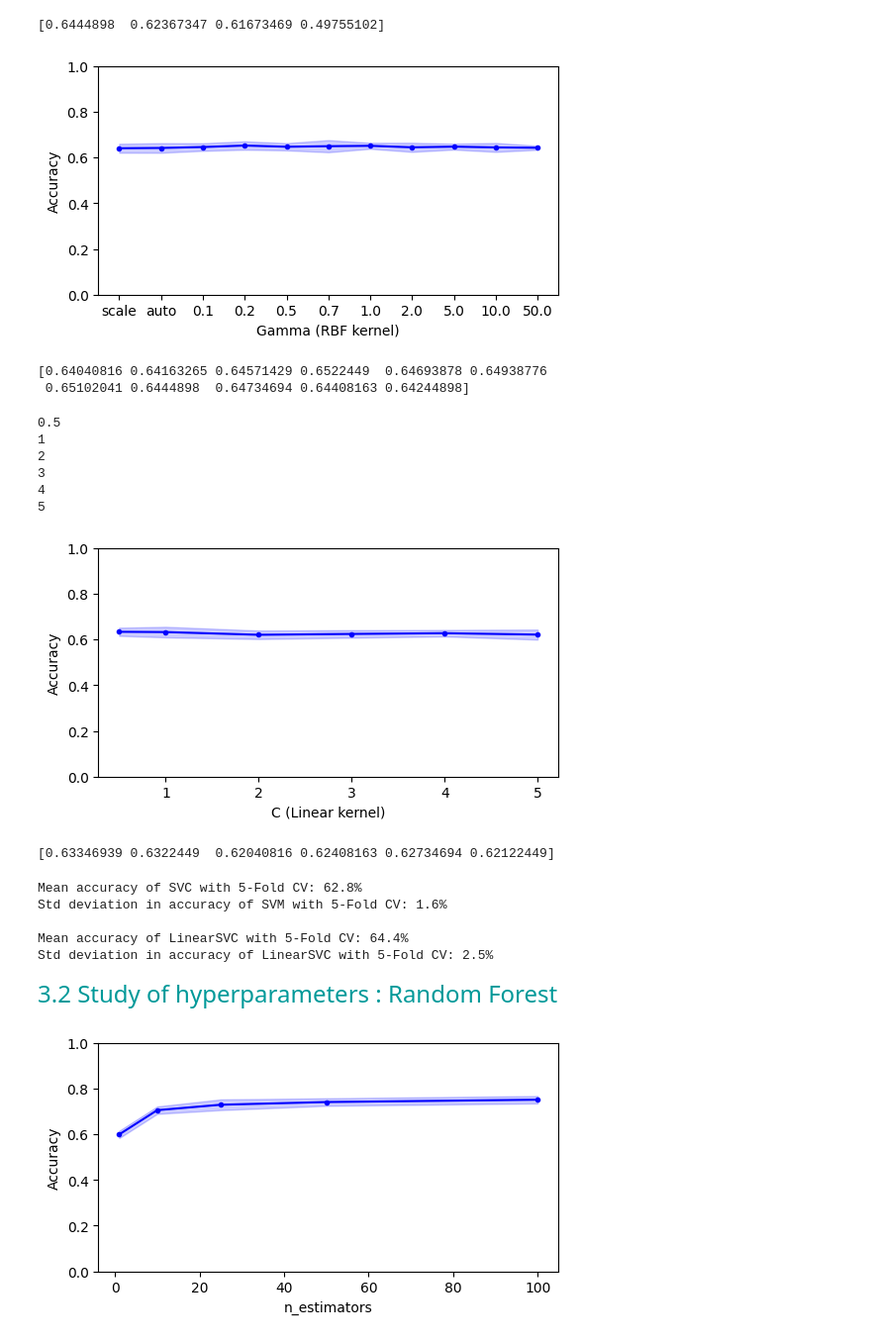
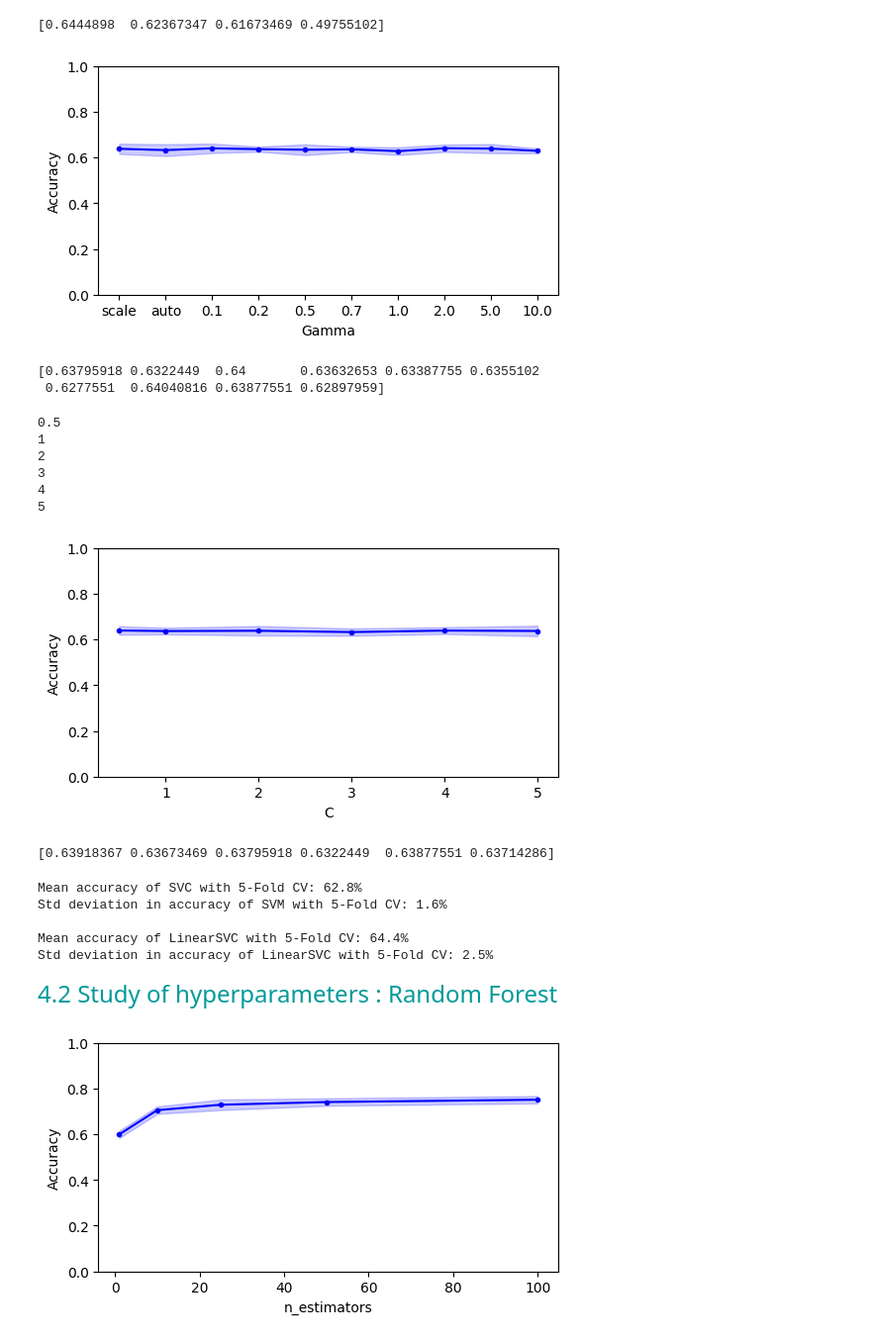
Before and after one commit to sarajavadian/LELEC210X_groupeC, a Jupyter notebook: classification/Our_Classif.ipynb, the cells around one changed output. Shown: that part at 99% size. Drawn from its saved outputs; the diff is of its cells as text; code cells hidden in the pictures.

```diff
--- a/classification/Our_Classif.ipynb
+++ b/classification/Our_Classif.ipynb
@@ -103,9 +103,9 @@ Training with K-fold cross validation (to avoid overfitting) and normalisation
 - Impact on the accuracy of number of folds chosen
 - What happens with this normalisation countermeasure when there is no sound around the microphone? Is this desirable? How could we deal with it?
 # %%
-model_svm = svm.SVC(kernel="linear",gamma="scale",C=1)
+model_svm = svm.SVC(kernel="linear",gamma="scale",C=0.5, probability=True)
 
-model_rft = RandomForestClassifier(n_estimators=100, criterion="log_loss",min_samples_split=2,min_samples_leaf=1)
+model_rft = RandomForestClassifier(n_estimators=100, criterion="log_loss",min_samples_split=5,min_samples_leaf=1,max_features="log2")
 # %%
 def training(n_splits=5, normalize=True):
 
@@ -293,38 +715,38 @@ print(means_svm)
 # %%
 ########## SVM #############
 #------ Gamma (RBF) -------#
 
 n_splits = 7
 kf = StratifiedKFold(n_splits=n_splits,shuffle=True)
-gamma = ["scale","auto", 0.1, 0.2, 0.5, 0.7, 1.0, 2.0, 5.0, 10.0, 50.0]
+gamma = ["scale","auto", 0.1, 0.2, 0.5, 0.7, 1.0, 2.0, 5.0, 10.0]
 accuracies_svm = np.zeros((len(gamma), n_splits))
 
 for i, g in enumerate(gamma):
     model_svm = svm.SVC(kernel="linear", gamma=g)
 
     for k, idx in enumerate(kf.split(X_train,y_train)):
             (idx_learn, idx_val) = idx
             model_svm.fit(X_train[idx_learn], y_train[idx_learn])
             prediction_svm = model_svm.predict(X_train[idx_val])
             accuracies_svm[i,k] = accuracy(prediction_svm, y_train[idx_val])
 
 means_svm = accuracies_svm.mean(axis=1)
 stds_svm = accuracies_svm.std(axis=1)
 
 
 plt.figure(figsize=(6,3))
 plt.plot(np.arange(0,len(gamma),1), means_svm, '.-b')
 plt.fill_between(np.arange(0,len(gamma),1),means_svm-stds_svm,means_svm+stds_svm,alpha=0.2,color='b')
-plt.xticks(np.arange(0,len(gamma),1),["scale","auto", 0.1, 0.2, 0.5, 0.7, 1.0, 2.0, 5.0, 10.0, 50.0])
+plt.xticks(np.arange(0,len(gamma),1),gamma)
 plt.ylim(0,1)
-plt.xlabel('Gamma (RBF kernel)')
+plt.xlabel('Gamma')
 plt.ylabel('Accuracy')
 plt.show()
 print(means_svm)
 # %% [output]
-[figure, old version]
+[figure, new version]
-[0.64040816 0.64163265 0.64571429 0.6522449  0.64693878 0.64938776
- 0.65102041 0.6444898  0.64734694 0.64408163 0.64244898]
+[0.63795918 0.6322449  0.64       0.63632653 0.63387755 0.6355102
+ 0.6277551  0.64040816 0.63877551 0.62897959]
 # %%
 ########## SVM #############
 #-------- C (RBF) ---------#
@@ -353,7 +775,7 @@ plt.plot(C, means_svm, '.-b')
 plt.fill_between(C,means_svm-stds_svm,means_svm+stds_svm,alpha=0.2,color='b')
 #plt.xticks(np.arange(0,len(gamma),1),["scale","auto", 0.1, 0.2, 0.5, 0.7, 1.0, 2.0, 5.0, 10.0, 50.0])
 plt.ylim(0,1)
-plt.xlabel('C (Linear kernel)')
+plt.xlabel('C')
 plt.ylabel('Accuracy')
 plt.show()
 print(means_svm)
@@ -364,8 +786,8 @@ print(means_svm)
 3
 4
 5
-[figure, old version]
+[figure, new version]
-[0.63346939 0.6322449  0.62040816 0.62408163 0.62734694 0.62122449]
+[0.63918367 0.63673469 0.63795918 0.6322449  0.63877551 0.63714286]
 # %%
 ############ SVM ###############
 #------ LinearSVC tuning ------#
@@ -462,7 +884,7 @@ Std deviation in accuracy of SVM with 5-Fold CV: 1.6%
 Mean accuracy of LinearSVC with 5-Fold CV: 64.4%
 Std deviation in accuracy of LinearSVC with 5-Fold CV: 2.5%
 # %% [markdown]
-<font size=5 color=#009999> 3.2 Study of hyperparameters : Random Forest</font> <br>
+<font size=5 color=#009999> 4.2 Study of hyperparameters : Random Forest</font> <br>
 # %%
 ########## RFT #############
 #------ n_estimators ------#
```
Also changed, not shown: parts of 11 cells of this notebook, 7 other files.
